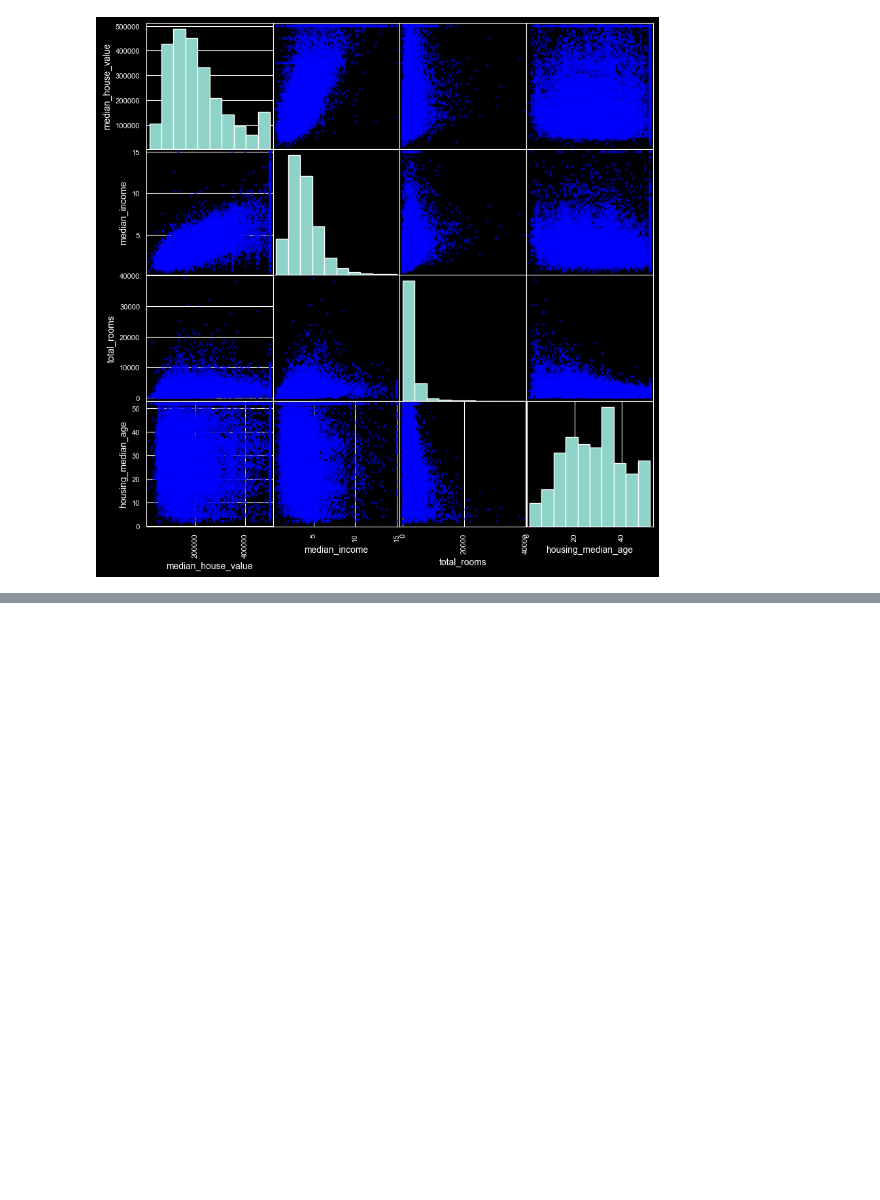
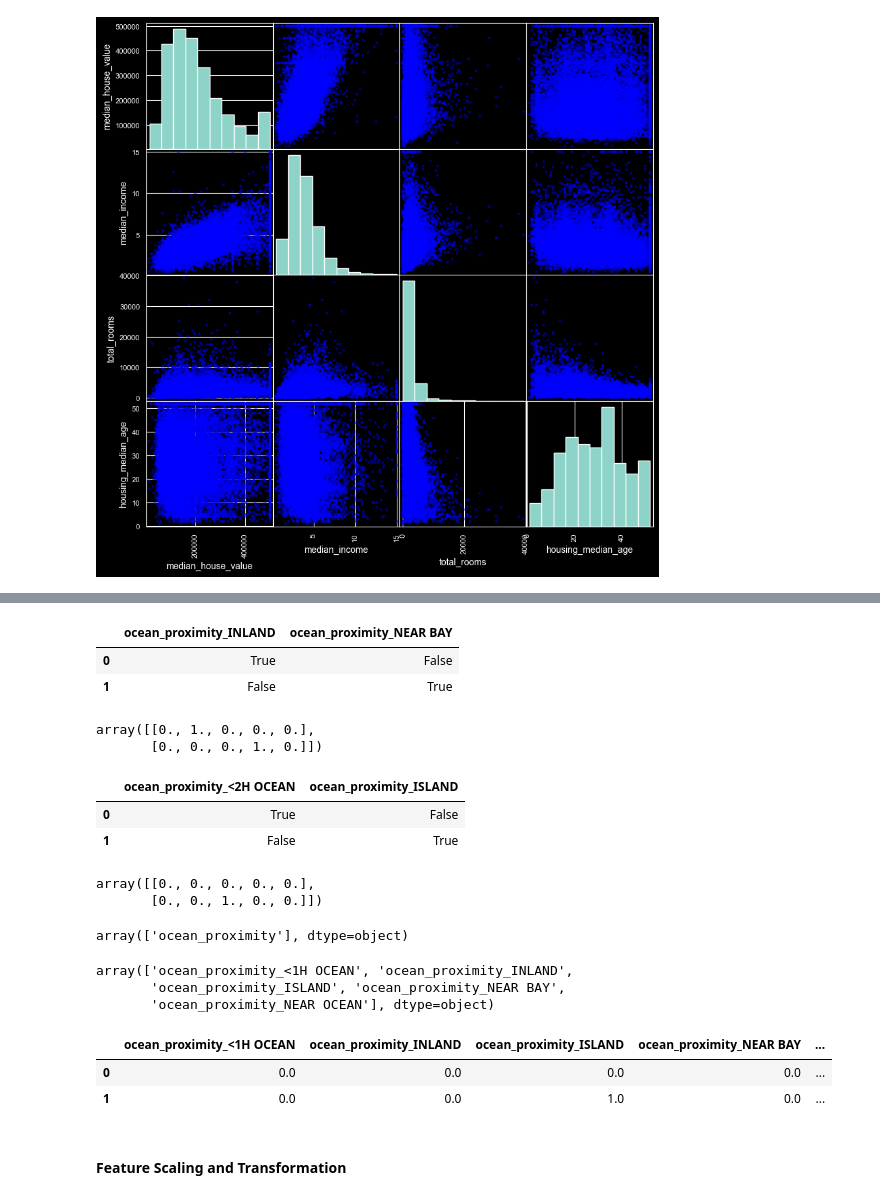
Before and after one commit to Harsh-Prajapati54/ML-Projects, a Jupyter notebook: House-Price-Prediction-Model.ipynb, the cells around one changed output, grey strips where cells are left out. Cells and saved outputs as stored; diff of their text form; code cells hidden in the pictures; blank space fills up the shorter version.

```diff
--- a/House-Price-Prediction-Model.ipynb
+++ b/House-Price-Prediction-Model.ipynb
@@ -231,0 +413,4 @@ plt.show()
+# %%
+cat_encoder = OneHotEncoder(sparse_output=False)
+housing_cat_1hot = cat_encoder.fit_transform(housing_cat)
+housing_cat_1hot
@@ -231,0 +425,47 @@ plt.show()
+# %%
+df_test = pd.DataFrame({"ocean_proximity": ["INLAND", "NEAR BAY"]})
+pd.get_dummies(df_test)
+# %% [output]
+|  | ocean_proximity_INLAND | ocean_proximity_NEAR BAY |
+| 0 | True | False |
+| 1 | False | True |
+# %%
+cat_encoder.transform(df_test)
+# %% [output]
+array([[0., 1., 0., 0., 0.],
+       [0., 0., 0., 1., 0.]])
+# %%
+df_test_unknown = pd.DataFrame({"ocean_proximity": ["<2H OCEAN", "ISLAND"]})
+pd.get_dummies(df_test_unknown)
+# %% [output]
+|  | ocean_proximity_<2H OCEAN | ocean_proximity_ISLAND |
+| 0 | True | False |
+| 1 | False | True |
+# %%
+cat_encoder.handle_unknown = "ignore"
+cat_encoder.transform(df_test_unknown)
+# %% [output]
+array([[0., 0., 0., 0., 0.],
+       [0., 0., 1., 0., 0.]])
+# %%
+cat_encoder.feature_names_in_
+# %% [output]
+array(['ocean_proximity'], dtype=object)
+# %%
+cat_encoder.get_feature_names_out()
+# %% [output]
+array(['ocean_proximity_<1H OCEAN', 'ocean_proximity_INLAND',
+       'ocean_proximity_ISLAND', 'ocean_proximity_NEAR BAY',
+       'ocean_proximity_NEAR OCEAN'], dtype=object)
+# %%
+df_output = pd.DataFrame(cat_encoder.transform(df_test_unknown),
+                         columns=cat_encoder.get_feature_names_out(),
+                         index=df_test_unknown.index)
+# %%
+df_output
+# %% [output]
+|  | ocean_proximity_<1H OCEAN | ocean_proximity_INLAND | ocean_proximity_ISLAND | ocean_proximity_NEAR BAY | ... |
+| 0 | 0.0 | 0.0 | 0.0 | 0.0 | ... |
+| 1 | 0.0 | 0.0 | 1.0 | 0.0 | ... |
+# %% [markdown]
+#### Feature Scaling and Transformation
```
Also changed, not shown: parts of 37 cells of this notebook.
